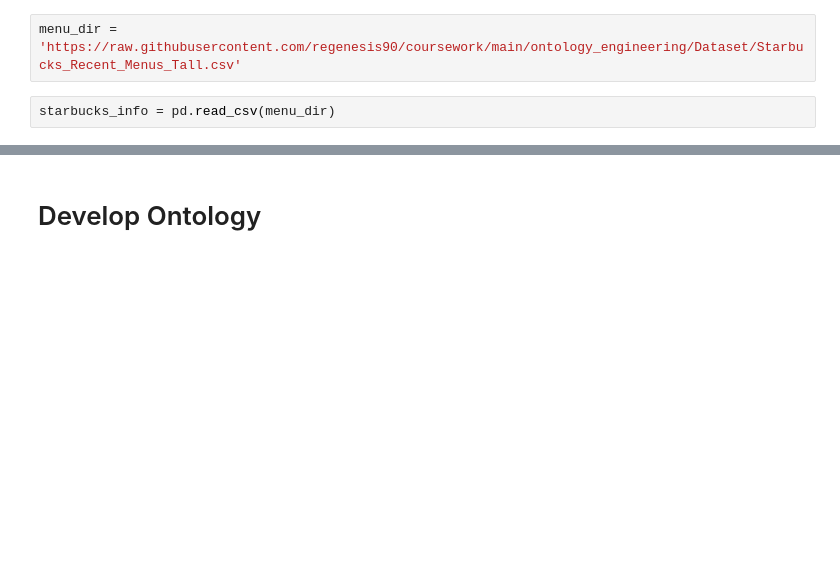
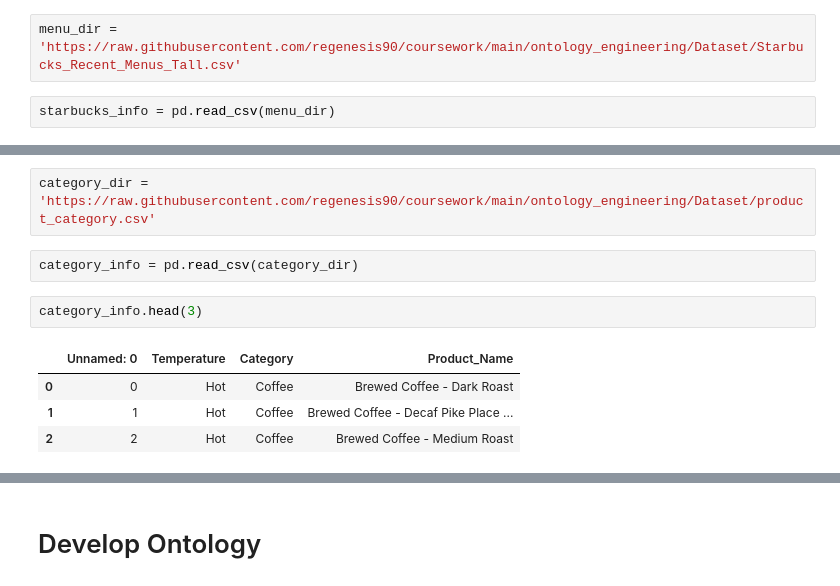
Before and after one commit to regenesis90/coursework, a Jupyter notebook: ontology_engineering/221212_owlready.ipynb, the cells around one changed output, grey strips where cells are left out. Drawn from its saved outputs; the diff is of its cells as text; blank space fills up the shorter version.

```diff
--- a/ontology_engineering/221212_owlready.ipynb
+++ b/ontology_engineering/221212_owlready.ipynb
@@ -59,0 +91,11 @@ starbucks_info = pd.read_csv(menu_dir)
+# %%
+category_dir = 'https://raw.githubusercontent.com/regenesis90/coursework/main/ontology_engineering/Dataset/product_category.csv'
+# %%
+category_info = pd.read_csv(category_dir)
+# %%
+category_info.head(3)
+# %% [output]
+|  | Unnamed: 0 | Temperature | Category | Product_Name |
+| 0 | 0 | Hot | Coffee | Brewed Coffee - Dark Roast |
+| 1 | 1 | Hot | Coffee | Brewed Coffee - Decaf Pike Place ... |
+| 2 | 2 | Hot | Coffee | Brewed Coffee - Medium Roast |
```
Also changed, not shown: parts of 14 cells of this notebook, 1 other file.
